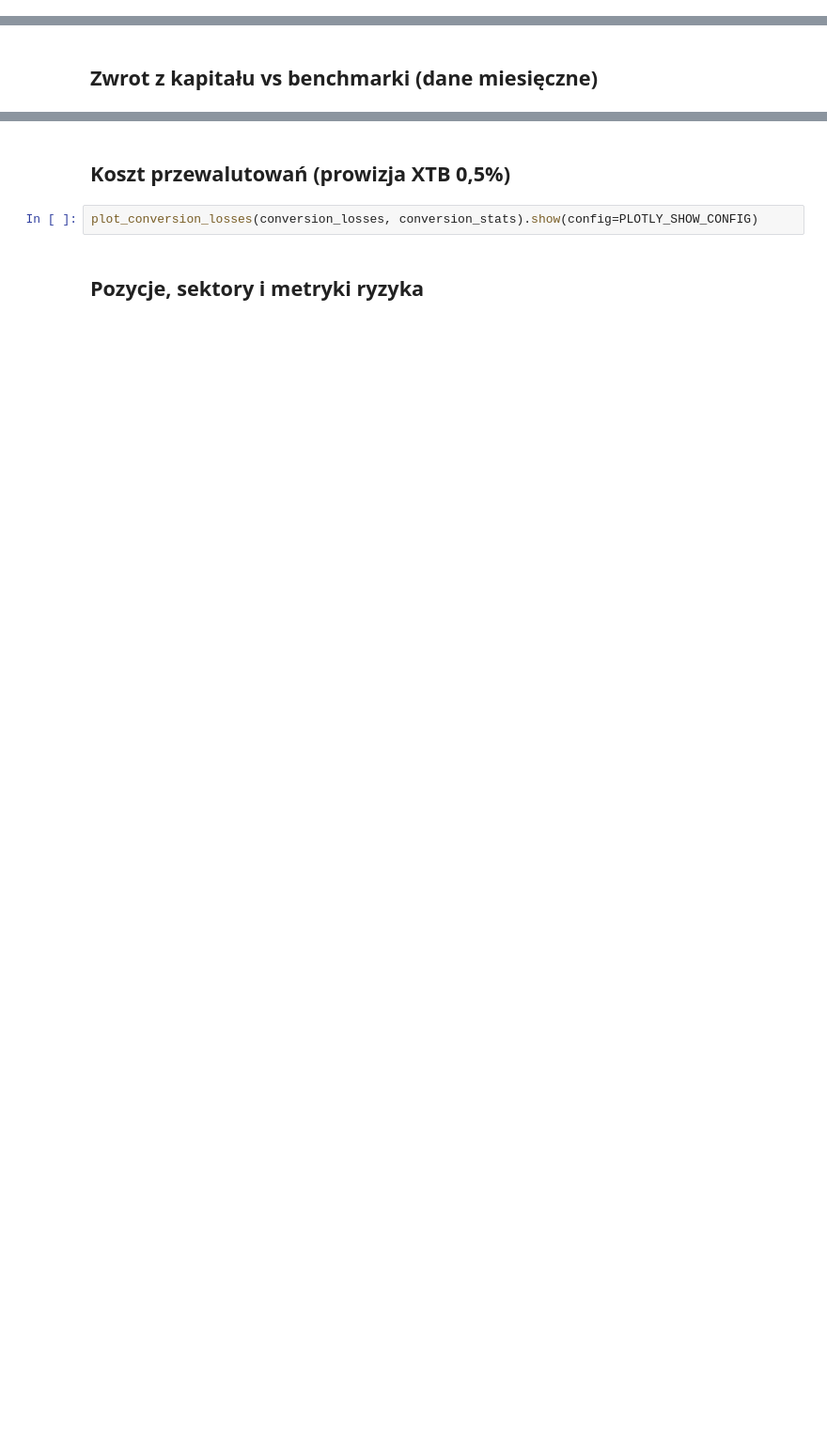
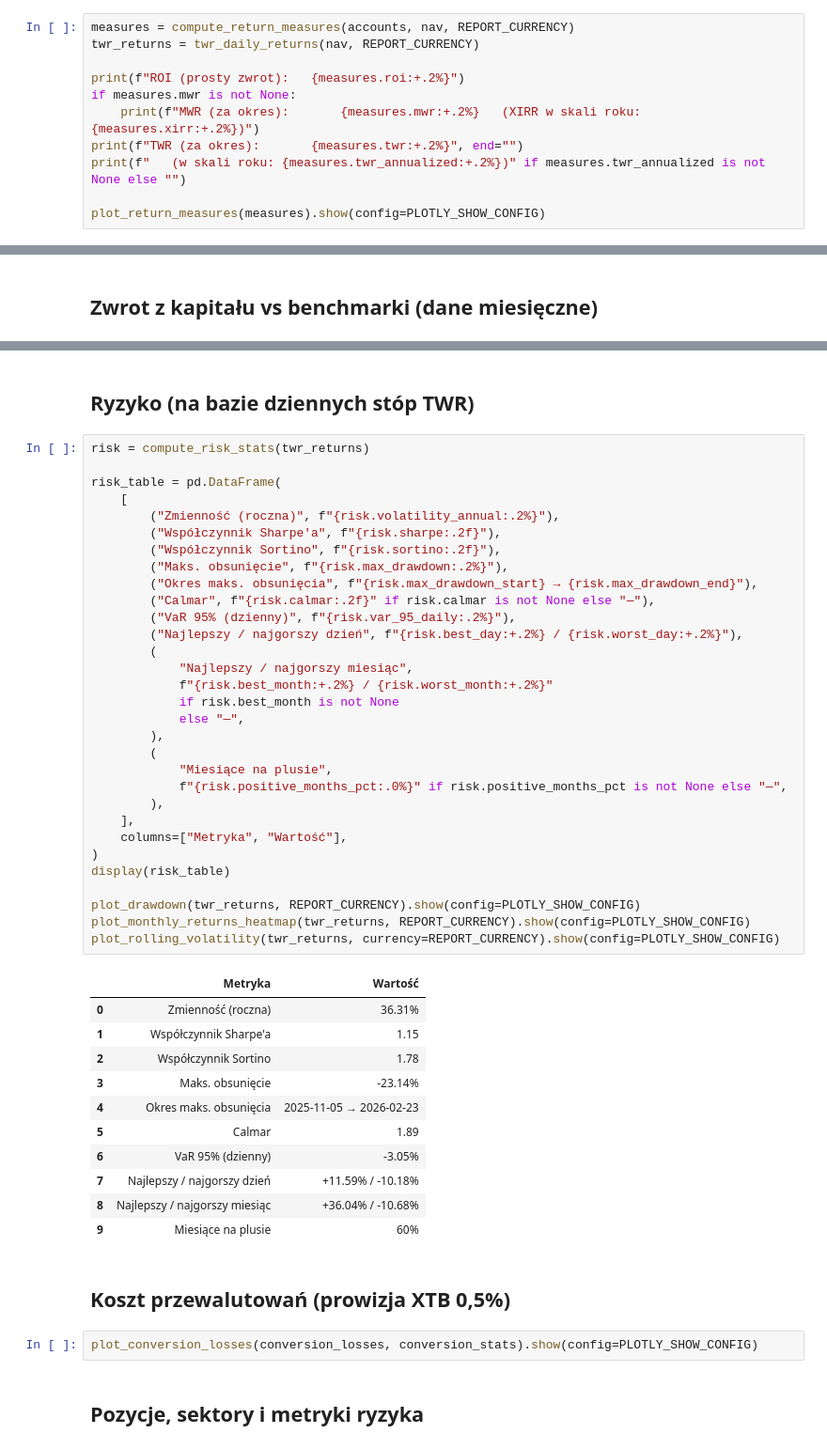
Before and after one commit to Oliwciu123/XTB_Portfolio_Tracker, a Jupyter notebook: notebooks/portfolio_analysis.ipynb, the cells around one changed output, grey strips where cells are left out. Shown at 94% size. Saved outputs shown, nothing was run; the diff lists cells and outputs as text; blank space fills up the shorter version.

```diff
--- a/notebooks/portfolio_analysis.ipynb
+++ b/notebooks/portfolio_analysis.ipynb
@@ -80,0 +102,11 @@ plot_nav_with_deposits(nav, REPORT_CURRENCY).show(config=PLOTLY_SHOW_CONFIG)
+# %%
+measures = compute_return_measures(accounts, nav, REPORT_CURRENCY)
+twr_returns = twr_daily_returns(nav, REPORT_CURRENCY)
+
+print(f"ROI (prosty zwrot):   {measures.roi:+.2%}")
+if measures.mwr is not None:
+    print(f"MWR (za okres):       {measures.mwr:+.2%}   (XIRR w skali roku: {measures.xirr:+.2%})")
+print(f"TWR (za okres):       {measures.twr:+.2%}", end="")
+print(f"   (w skali roku: {measures.twr_annualized:+.2%})" if measures.twr_annualized is not None else "")
+
+plot_return_measures(measures).show(config=PLOTLY_SHOW_CONFIG)
@@ -93,3 +150,48 @@ HBox(children=(VBox(children=(HTML(value='<b>Pokaż na wykresie</b>'), HTML(valu
+# %% [markdown]
+## Ryzyko (na bazie dziennych stóp TWR)
+# %%
+risk = compute_risk_stats(twr_returns)
+
+risk_table = pd.DataFrame(
+    [
+        ("Zmienność (roczna)", f"{risk.volatility_annual:.2%}"),
+        ("Współczynnik Sharpe'a", f"{risk.sharpe:.2f}"),
+        ("Współczynnik Sortino", f"{risk.sortino:.2f}"),
+        ("Maks. obsunięcie", f"{risk.max_drawdown:.2%}"),
+        ("Okres maks. obsunięcia", f"{risk.max_drawdown_start} → {risk.max_drawdown_end}"),
+        ("Calmar", f"{risk.calmar:.2f}" if risk.calmar is not None else "—"),
+        ("VaR 95% (dzienny)", f"{risk.var_95_daily:.2%}"),
+        ("Najlepszy / najgorszy dzień", f"{risk.best_day:+.2%} / {risk.worst_day:+.2%}"),
+        (
+            "Najlepszy / najgorszy miesiąc",
+            f"{risk.best_month:+.2%} / {risk.worst_month:+.2%}"
+            if risk.best_month is not None
+            else "—",
+        ),
+        (
+            "Miesiące na plusie",
+            f"{risk.positive_months_pct:.0%}" if risk.positive_months_pct is not None else "—",
+        ),
+    ],
+    columns=["Metryka", "Wartość"],
+)
+display(risk_table)
+
+plot_drawdown(twr_returns, REPORT_CURRENCY).show(config=PLOTLY_SHOW_CONFIG)
+plot_monthly_returns_heatmap(twr_returns, REPORT_CURRENCY).show(config=PLOTLY_SHOW_CONFIG)
+plot_rolling_volatility(twr_returns, currency=REPORT_CURRENCY).show(config=PLOTLY_SHOW_CONFIG)
+# %% [output]
+|  | Metryka | Wartość |
+| 0 | Zmienność (roczna) | 36.31% |
+| 1 | Współczynnik Sharpe'a | 1.15 |
+| 2 | Współczynnik Sortino | 1.78 |
+| 3 | Maks. obsunięcie | -23.14% |
+| 4 | Okres maks. obsunięcia | 2025-11-05 → 2026-02-23 |
+| 5 | Calmar | 1.89 |
+| 6 | VaR 95% (dzienny) | -3.05% |
+| 7 | Najlepszy / najgorszy dzień | +11.59% / -10.18% |
+| 8 | Najlepszy / najgorszy miesiąc | +36.04% / -10.68% |
+| 9 | Miesiące na plusie | 60% |
 # %% [markdown]
 ## Koszt przewalutowań (prowizja XTB 0,5%)
 # %%
```
Also changed, not shown: parts of 9 cells of this notebook, 7 other files.
